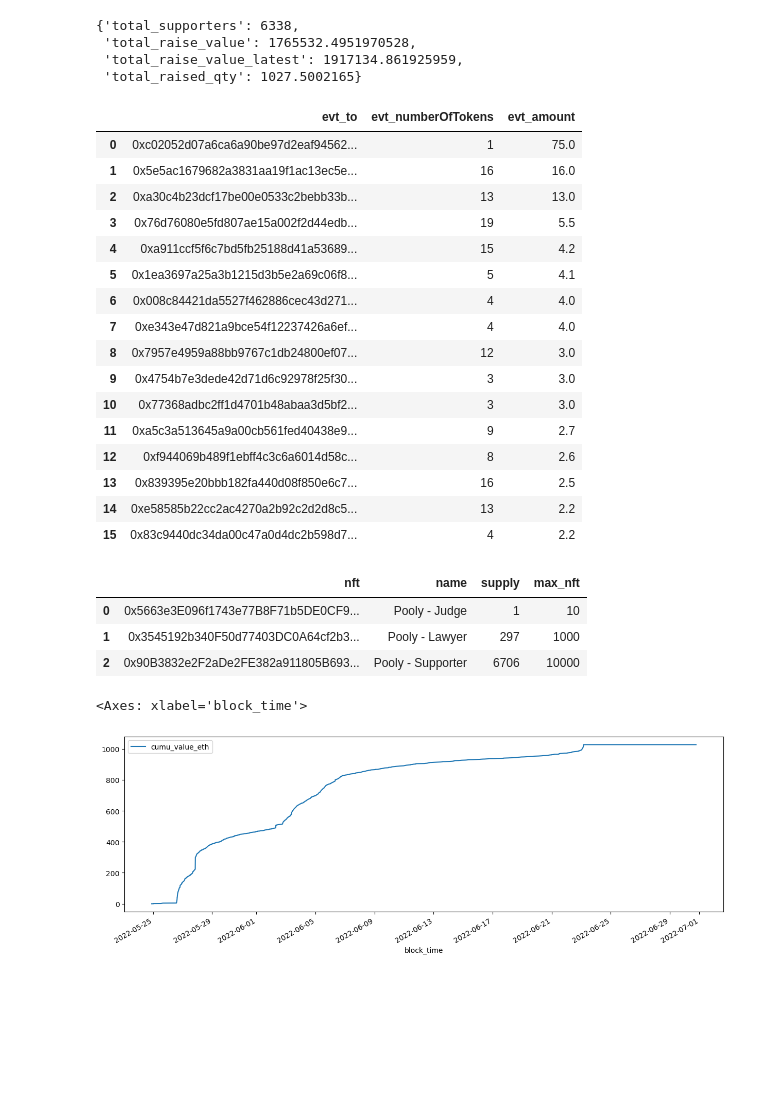
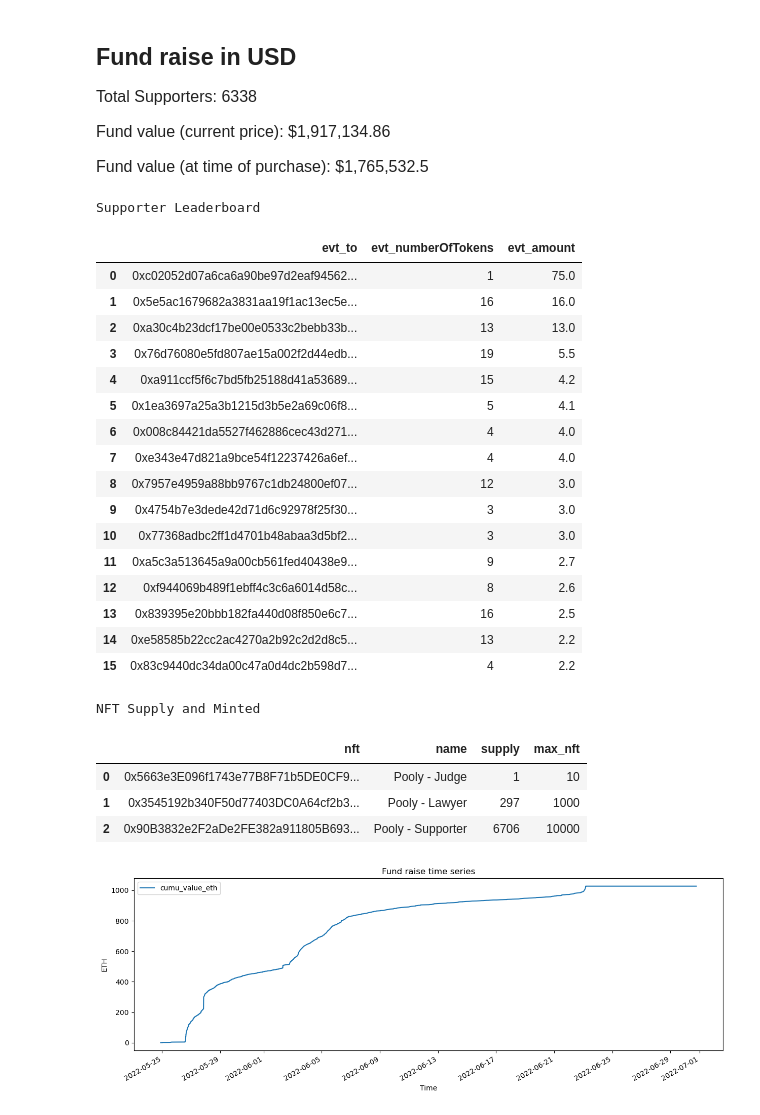
Before and after one commit to credmark/credmark-models-py, a Jupyter notebook: models/contrib/kunlun/pooly.ipynb, the cells around one changed output. Saved outputs shown, nothing was run; the diff lists cells and outputs as text; code cells hidden in the pictures; blank space fills up the shorter version.

```diff
--- a/models/contrib/kunlun/pooly.ipynb
+++ b/models/contrib/kunlun/pooly.ipynb
@@ -28,3 +33,3 @@ We followed the Beginner's Guide for Dune Analytics [1] to implement the dashboa
 # %%
 # Query 1: Funds Raised in ETH
-context.run_model('contrib.pooly-fund-raise')
+pooly_fund_raise = context.run_model('contrib.pooly-fund-raise')
@@ -38,17 +53,27 @@ context.run_model('contrib.pooly-fund-raise')
 # Query 2a: Funds raised in USD at Current ETH Value
 # Query 2b: Funds raised in USD at ETH Value at Time of Purchase
 # Query 3: Total Number of Supporters
-context.run_model('contrib.pooly-fund-raise-usd-and-count')
+fund_raise_usd = context.run_model('contrib.pooly-fund-raise-usd-and-count')
+
+display(HTML('<h2>Fund raise in USD</h2>'
+             f'<p style="font-size: 16px">Total Supporters: {fund_raise_usd["total_supporters"]}</p>'
+             f'<p style="font-size: 16px">Fund value (current price): ${round(fund_raise_usd["total_raise_value_latest"],2):,}</p>'
+             f'<p style="font-size: 16px">Fund value (at time of purchase): ${round(fund_raise_usd["total_raise_value"],2):,}</p>'))
 # %% [output]
-{'total_supporters': 6338,
- 'total_raise_value': 1765532.4951970528,
- 'total_raise_value_latest': 1917134.861925959,
- 'total_raised_qty': 1027.5002165}
+Fund raise in USD
+Total Supporters: 6338
+Fund value (current price): $1,917,134.86
+Fund value (at time of purchase): $1,765,532.5
 # %%
 # Query 4a: Leaderboard using the erc721. Abstraction
 # Query 4b: Leaderboard using the pooly supporter. Decoded Table
-context.run_model('contrib.pooly-fund-raise-leaderboard', {'top_n': 15}, return_type=Records).to_dataframe()
+df_leaderboard = context.run_model('contrib.pooly-fund-raise-leaderboard',
+                                   {'top_n': 15}, return_type=Records).to_dataframe()
+
+display(HTML('<h2>Supporter Leaderboard</h2>'
+             f'{df_leaderboard.to_html()}'))
 # %% [output]
+Supporter Leaderboard
 |  | evt_to | evt_numberOfTokens | evt_amount |
 | 0 | 0xc02052d07a6ca6a90be97d2eaf94562... | 1 | 75.0 |
 | 1 | 0x5e5ac1679682a3831aa19f1ac13ec5e... | 16 | 16.0 |
@@ -68,8 +93,12 @@ context.run_model('contrib.pooly-fund-raise-leaderboard', {'top_n': 15}, return_
 | 15 | 0x83c9440dc34da00c47a0d4dc2b598d7... | 4 | 2.2 |
 # %%
 # Query 5: Max Supply and Remaining Supply of Each of the NFT sets
-context.run_model('contrib.pooly-total-supply', return_type=Records).to_dataframe()
+df_total_supply = context.run_model('contrib.pooly-total-supply', return_type=Records).to_dataframe()
+
+display(HTML('<h2>NFT Supply and Minted</h2>'
+             f'{df_total_supply.to_html()}'))
 # %% [output]
+NFT Supply and Minted
 |  | nft | name | supply | max_nft |
 | 0 | 0x5663e3E096f1743e77B8F71b5DE0CF9... | Pooly - Judge | 1 | 10 |
 | 1 | 0x3545192b340F50d77403DC0A64cf2b3... | Pooly - Lawyer | 297 | 1000 |
@@ -77,11 +106,12 @@ context.run_model('contrib.pooly-total-supply', return_type=Records).to_datafram
 # %%
 # Query 6: Timeseries Chart of ETH Raised Over Time
 df_fund_raise = context.run_model('contrib.pooly-fund-raise-timeseries', return_type=Records).to_dataframe()
 
 (df_fund_raise
  .assign(block_time=lambda x: pd.to_datetime(x.block_time, unit='s'))
  .query('block_time < "2022-07-01"')
- .plot(x='block_time', y='cumu_value_eth', kind='line', figsize=(15, 5)))
+ .plot(x='block_time', y='cumu_value_eth', kind='line', figsize=(15, 5), title='Fund raise time series', ylabel='ETH', xlabel='Time'))
+
+plt.show()
 # %% [output]
-<Axes: xlabel='block_time'>
-[figure, old version]
+[figure, new version]
```
Also changed, not shown: parts of 5 cells of this notebook, 2 other files.
